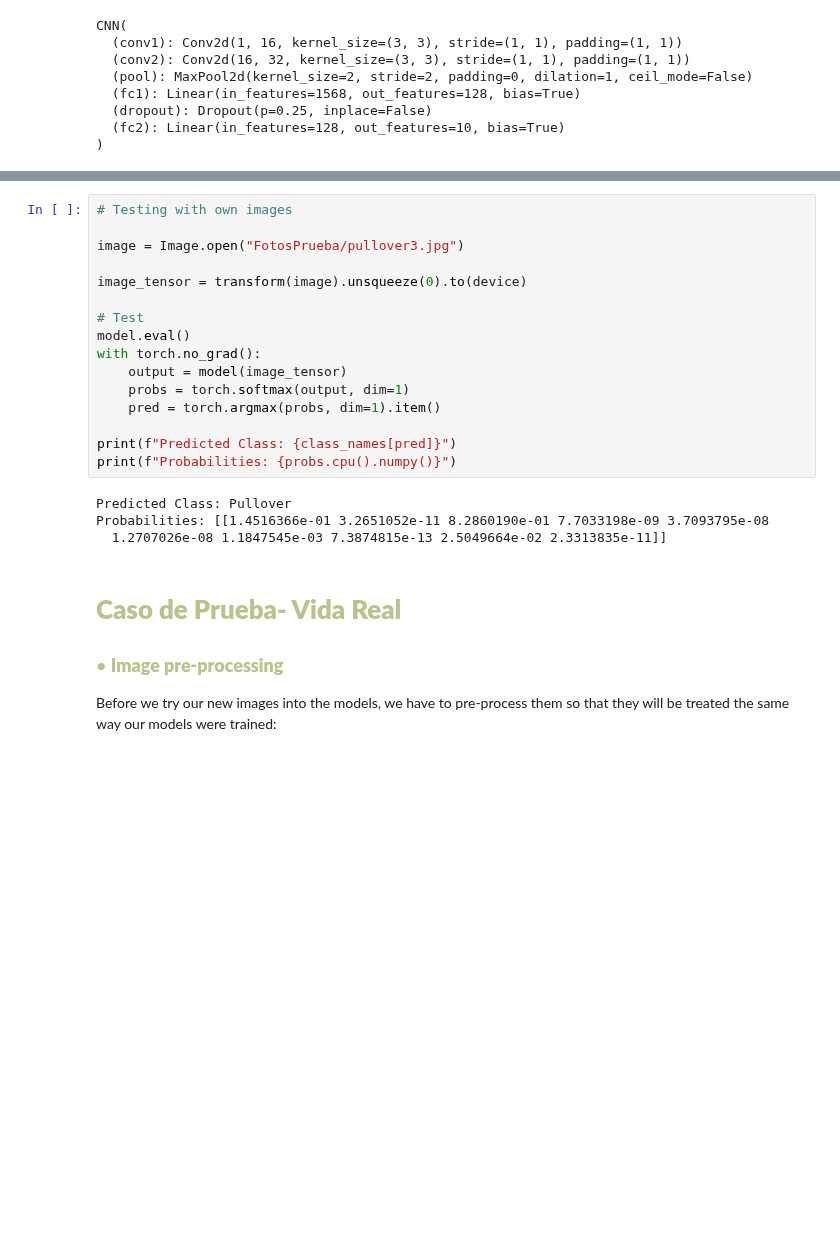
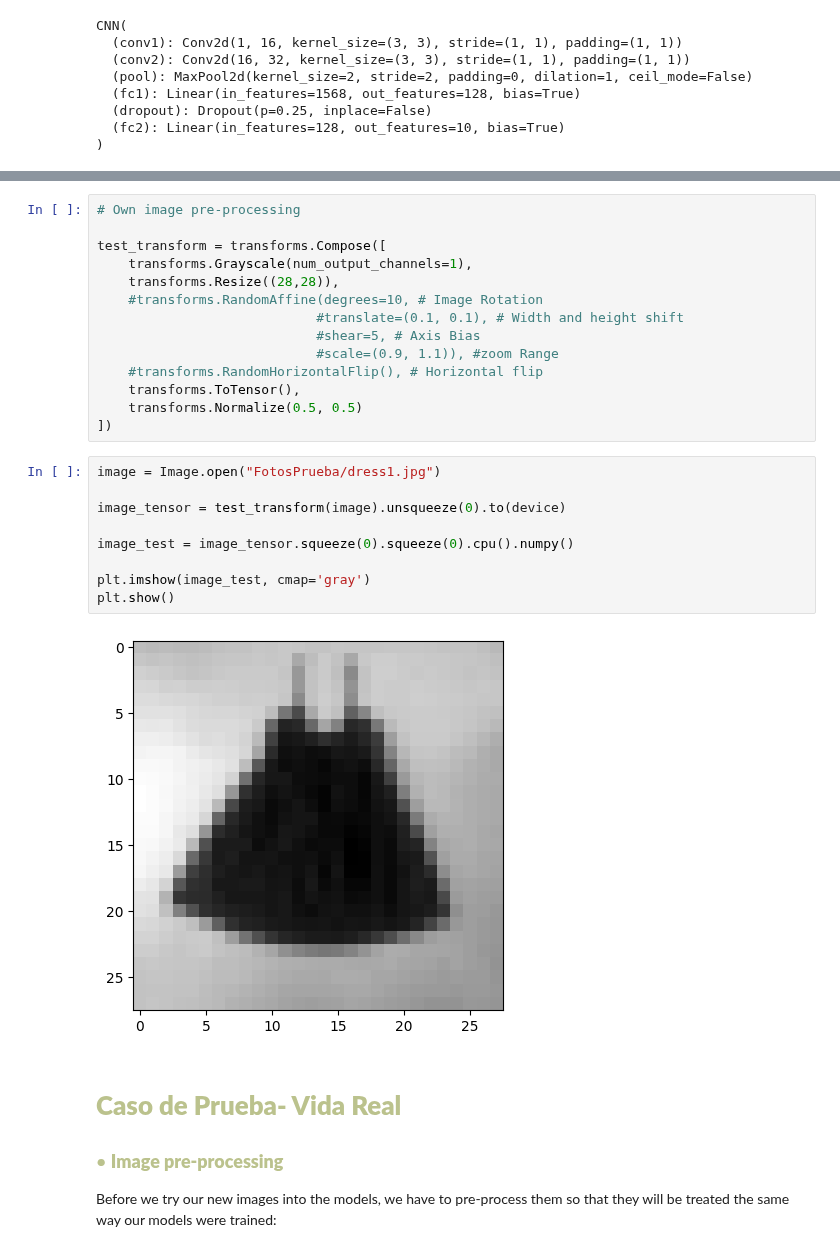
Before and after one commit to ch0fas/ML_Projects, a Jupyter notebook: fashion_mnist.ipynb, the cells around one changed output, grey strips where cells are left out. Drawn from its saved outputs; the diff is of its cells as text; blank space fills up the shorter version.

```diff
--- a/fashion_mnist.ipynb
+++ b/fashion_mnist.ipynb
@@ -711,23 +712,28 @@ weighted avg       0.86      0.86      0.86     10000
-# %%
-# Testing with own images
-
-image = Image.open("FotosPrueba/pullover3.jpg")
-
-image_tensor = transform(image).unsqueeze(0).to(device)
-
-# Test
-model.eval()
-with torch.no_grad():
-    output = model(image_tensor)
-    probs = torch.softmax(output, dim=1)
-    pred = torch.argmax(probs, dim=1).item()
-
-print(f"Predicted Class: {class_names[pred]}")
-print(f"Probabilities: {probs.cpu().numpy()}")
-# %% [output]
-Predicted Class: Pullover
-Probabilities: [[1.4516366e-01 3.2651052e-11 8.2860190e-01 7.7033198e-09 3.7093795e-08
-  1.2707026e-08 1.1847545e-03 7.3874815e-13 2.5049664e-02 2.3313835e-11]]
+# %%
+# Own image pre-processing
+
+test_transform = transforms.Compose([
+    transforms.Grayscale(num_output_channels=1),
+    transforms.Resize((28,28)),
+    #transforms.RandomAffine(degrees=10, # Image Rotation
+                            #translate=(0.1, 0.1), # Width and height shift
+                            #shear=5, # Axis Bias
+                            #scale=(0.9, 1.1)), #zoom Range
+    #transforms.RandomHorizontalFlip(), # Horizontal flip
+    transforms.ToTensor(),
+    transforms.Normalize(0.5, 0.5)
+])
+# %%
+image = Image.open("FotosPrueba/dress1.jpg")
+
+image_tensor = test_transform(image).unsqueeze(0).to(device)
+
+image_test = image_tensor.squeeze(0).squeeze(0).cpu().numpy()
+
+plt.imshow(image_test, cmap='gray')
+plt.show()
+# %% [output]
+[figure, added]
 # %% [markdown]
 # <font color= #bbc28d> **Caso de Prueba- Vida Real** </font>
 
```
Also changed, not shown: parts of 9 cells of this notebook, 6 other files.
